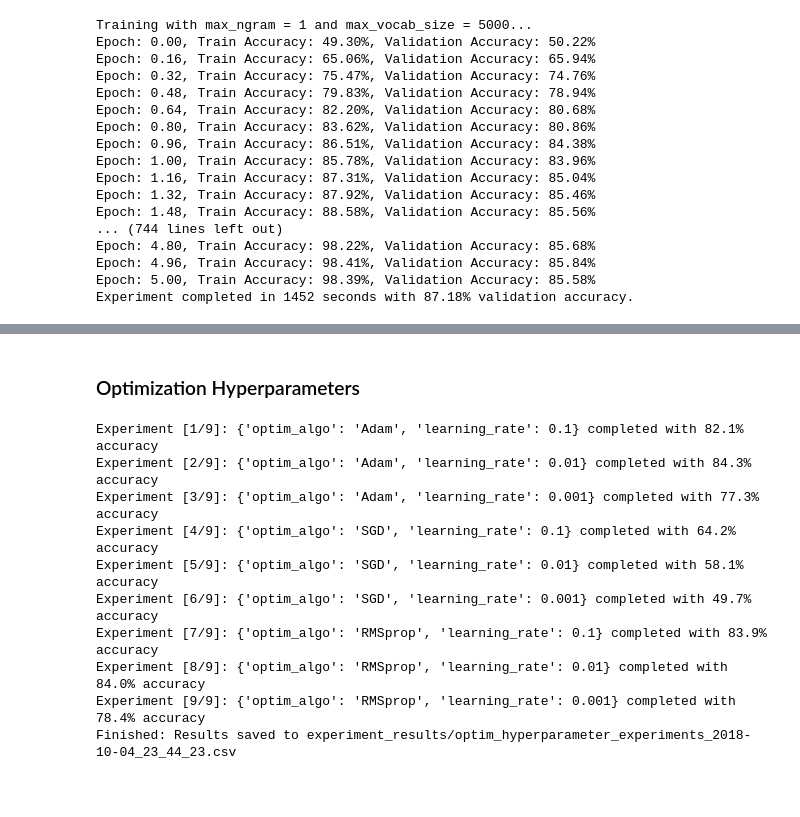
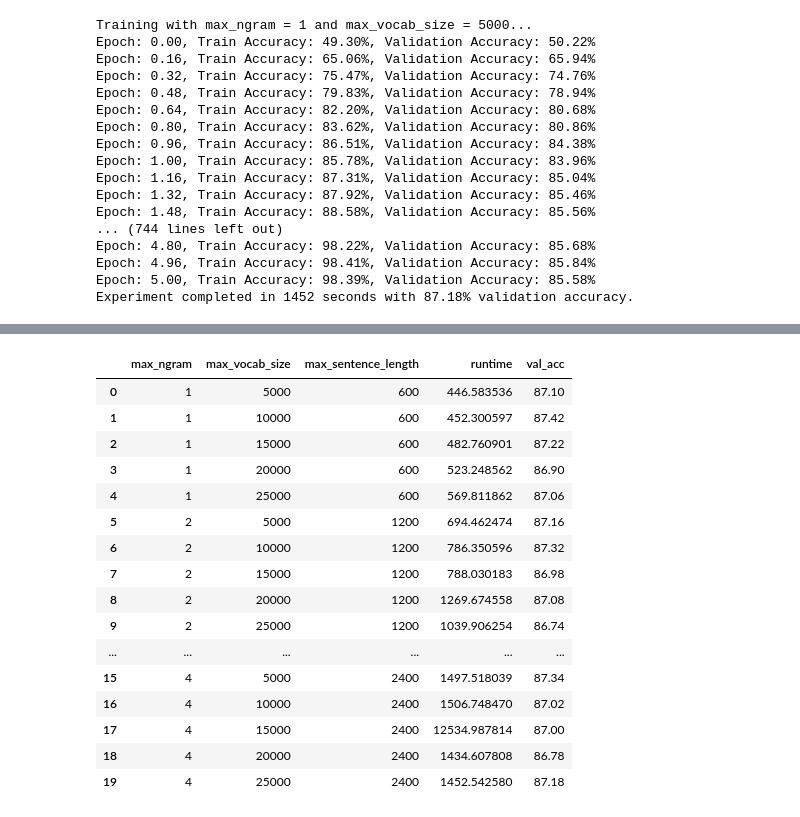
Before and after one commit to nyjgary/nlp-sentiment-analysis, a Jupyter notebook: nlp-sentiment-analysis.ipynb, the cells around one changed output, grey strips where cells are left out. Drawn from its saved outputs; the diff is of its cells as text; code cells hidden in the pictures; blank space fills up the shorter version.

```diff
--- a/nlp-sentiment-analysis.ipynb
+++ b/nlp-sentiment-analysis.ipynb
@@ -1195,2 +1050,0 @@ model_hyparams_val_acc
-# %% [markdown]
-### Optimization Hyperparameters
@@ -1206,39 +1051,23 @@ train_ngrams, val_ngrams, _ = load_and_ngramify_dataset(SELECT_TOKENIZATION_SCHE
-# %%
-# run grid search on model hyperparameters
-
-optim_hyparams_experiments = {}
-num_experiments = len(optim_algos) * len(learning_rates)
-
-for algo in optim_algos:
-    for lr in learning_rates:
-
-        # train and evaluate
-        results = run_experiment(train_ngrams, val_ngrams, train_labels, val_labels, optimizer=optim_algos[algo],
-                                 learning_rate=lr, emb_dim=EMB_DIM, max_vocab_size=MAX_VOCAB_SIZE,
-                                 max_sentence_length=200, num_epochs=1, batch_size=32, print_results=False)
-
-        # store to dict and save to pickle
-        hyparams = str({'optim_algo': algo, 'learning_rate': lr})
-        optim_hyparams_experiments[hyparams] = results
-
-        # print and report results of each experiment
-        print("Experiment [{}/{}]: {} completed with {:.1f}% accuracy".format(
-            len(optim_hyparams_experiments), num_experiments, hyparams,
-            pd.DataFrame.from_dict(results)['val_acc'].max()))
-
-# save results to pickle
-current_dt = datetime.now().strftime('%Y-%m-%d_%H_%M_%S')
-results_filename = 'experiment_results/optim_hyperparameter_experiments_{}.csv'.format(current_dt)
-save_to_pickle(optim_hyparams_experiments, results_filename)
-print("Finished: Results saved to {}".format(results_filename))
-# %% [output]
-Experiment [1/9]: {'optim_algo': 'Adam', 'learning_rate': 0.1} completed with 82.1% accuracy
-Experiment [2/9]: {'optim_algo': 'Adam', 'learning_rate': 0.01} completed with 84.3% accuracy
-Experiment [3/9]: {'optim_algo': 'Adam', 'learning_rate': 0.001} completed with 77.3% accuracy
-Experiment [4/9]: {'optim_algo': 'SGD', 'learning_rate': 0.1} completed with 64.2% accuracy
-Experiment [5/9]: {'optim_algo': 'SGD', 'learning_rate': 0.01} completed with 58.1% accuracy
-Experiment [6/9]: {'optim_algo': 'SGD', 'learning_rate': 0.001} completed with 49.7% accuracy
-Experiment [7/9]: {'optim_algo': 'RMSprop', 'learning_rate': 0.1} completed with 83.9% accuracy
-Experiment [8/9]: {'optim_algo': 'RMSprop', 'learning_rate': 0.01} completed with 84.0% accuracy
-Experiment [9/9]: {'optim_algo': 'RMSprop', 'learning_rate': 0.001} completed with 78.4% accuracy
-Finished: Results saved to experiment_results/optim_hyperparameter_experiments_2018-10-04_23_44_23.csv
+# %%
+ngram_vocab = summarize_results(load_experiment_log(experiment_name='ngram_vocab_5K_25K'))
+ngram_vocab[['max_ngram', 'max_vocab_size', 'max_sentence_length',
+             'runtime', 'val_acc']]\
+.sort_values(by=['max_ngram', 'max_vocab_size'], ascending=[True, True])
+# %% [output]
+|  | max_ngram | max_vocab_size | max_sentence_length | runtime | val_acc |
+| 0 | 1 | 5000 | 600 | 446.583536 | 87.10 |
+| 1 | 1 | 10000 | 600 | 452.300597 | 87.42 |
+| 2 | 1 | 15000 | 600 | 482.760901 | 87.22 |
+| 3 | 1 | 20000 | 600 | 523.248562 | 86.90 |
+| 4 | 1 | 25000 | 600 | 569.811862 | 87.06 |
+| 5 | 2 | 5000 | 1200 | 694.462474 | 87.16 |
+| 6 | 2 | 10000 | 1200 | 786.350596 | 87.32 |
+| 7 | 2 | 15000 | 1200 | 788.030183 | 86.98 |
+| 8 | 2 | 20000 | 1200 | 1269.674558 | 87.08 |
+| 9 | 2 | 25000 | 1200 | 1039.906254 | 86.74 |
+| ... | ... | ... | ... | ... | ... |
+| 15 | 4 | 5000 | 2400 | 1497.518039 | 87.34 |
+| 16 | 4 | 10000 | 2400 | 1506.748470 | 87.02 |
+| 17 | 4 | 15000 | 2400 | 12534.987814 | 87.00 |
+| 18 | 4 | 20000 | 2400 | 1434.607808 | 86.78 |
+| 19 | 4 | 25000 | 2400 | 1452.542580 | 87.18 |
```
Also changed, not shown: parts of 17 cells of this notebook.
